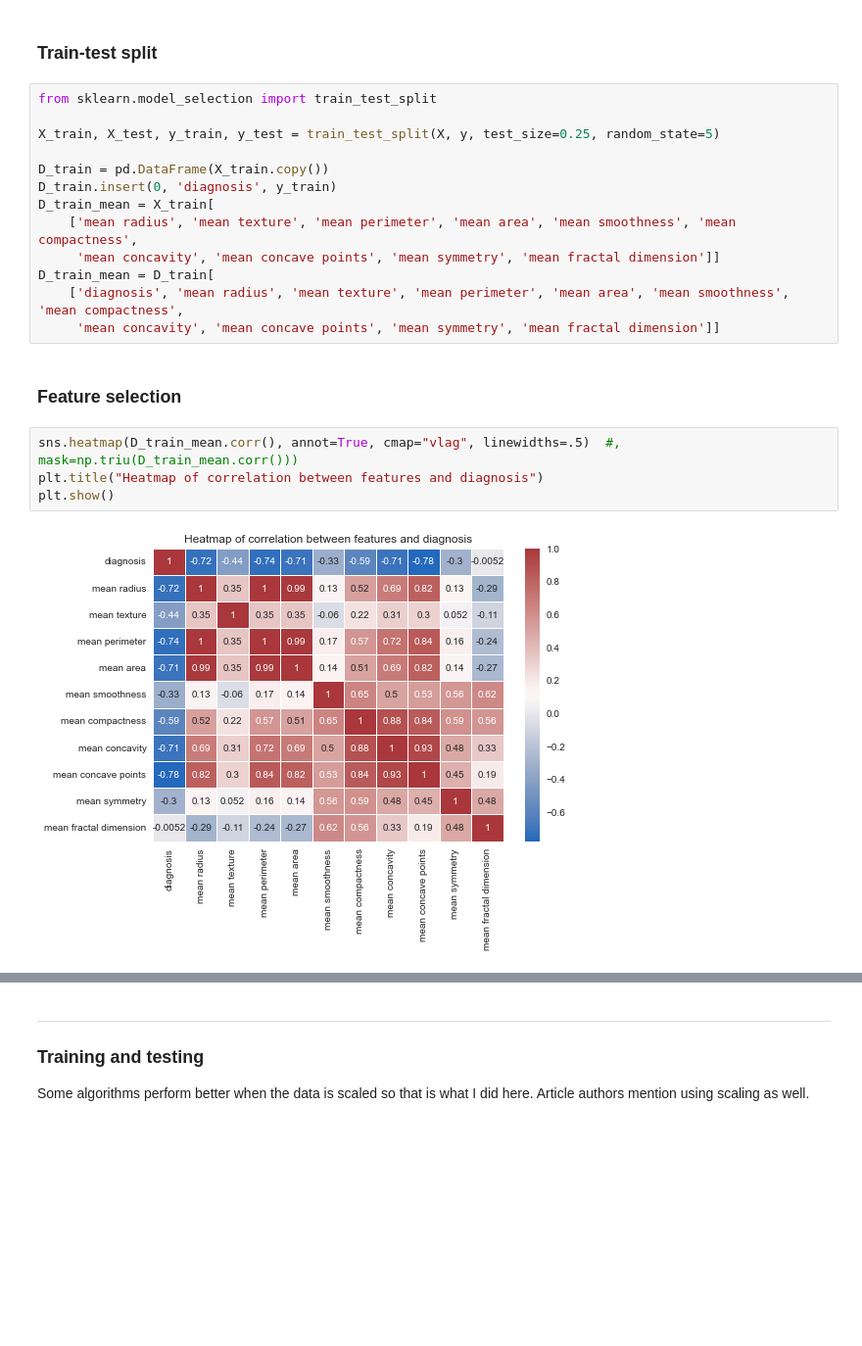
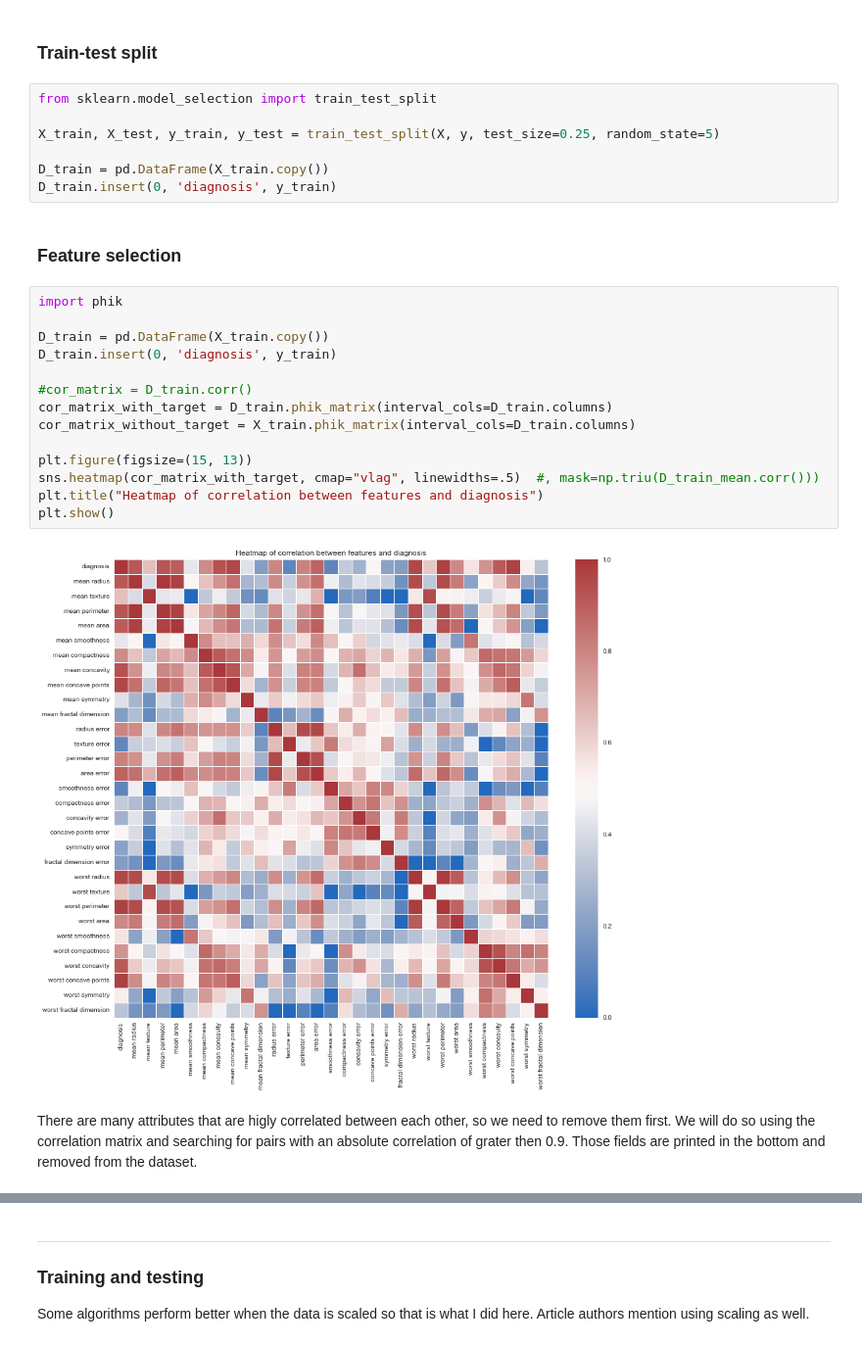
Before and after one commit to fsentin/uzop-extended, a Jupyter notebook: projectNotebook.ipynb, the cells around one changed output, grey strips where cells are left out. Shown at 98% size. Saved outputs shown, nothing was run; the diff lists cells and outputs as text; blank space fills up the shorter version.

```diff
--- a/projectNotebook.ipynb
+++ b/projectNotebook.ipynb
@@ -150,17 +131,25 @@ X_train, X_test, y_train, y_test = train_test_split(X, y, test_size=0.25, random
 
 D_train = pd.DataFrame(X_train.copy())
 D_train.insert(0, 'diagnosis', y_train)
-D_train_mean = X_train[
-    ['mean radius', 'mean texture', 'mean perimeter', 'mean area', 'mean smoothness', 'mean compactness',
-     'mean concavity', 'mean concave points', 'mean symmetry', 'mean fractal dimension']]
-D_train_mean = D_train[
-    ['diagnosis', 'mean radius', 'mean texture', 'mean perimeter', 'mean area', 'mean smoothness', 'mean compactness',
-     'mean concavity', 'mean concave points', 'mean symmetry', 'mean fractal dimension']]
 # %% [markdown]
 ### Feature selection
 # %%
-sns.heatmap(D_train_mean.corr(), annot=True, cmap="vlag", linewidths=.5)  #, mask=np.triu(D_train_mean.corr()))
+import phik
+
+D_train = pd.DataFrame(X_train.copy())
+D_train.insert(0, 'diagnosis', y_train)
+
+#cor_matrix = D_train.corr()
+cor_matrix_with_target = D_train.phik_matrix(interval_cols=D_train.columns)
+cor_matrix_without_target = X_train.phik_matrix(interval_cols=D_train.columns)
+
+plt.figure(figsize=(15, 13))
+sns.heatmap(cor_matrix_with_target, cmap="vlag", linewidths=.5)  #, mask=np.triu(D_train_mean.corr()))
 plt.title("Heatmap of correlation between features and diagnosis")
 plt.show()
 # %% [output]
-[figure, old version]
+[figure, new version]
+# %% [markdown]
+There are many attributes that are higly correlated between each other, so we need to remove them first.
+We will do so using the correlation matrix and searching for pairs with an absolute correlation of grater then 0.9.
+Those fields are printed in the bottom and removed from the dataset.
```
Also changed, not shown: parts of 24 cells of this notebook.
